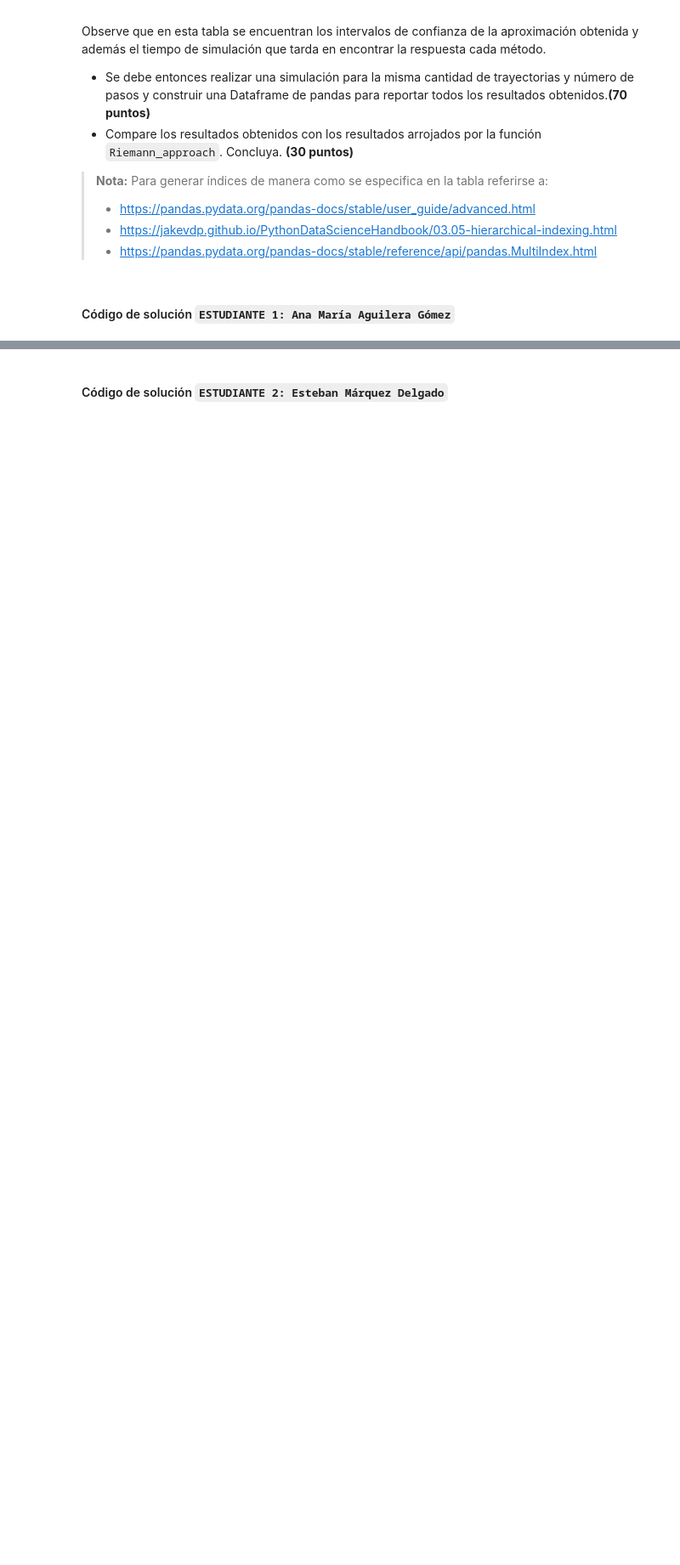
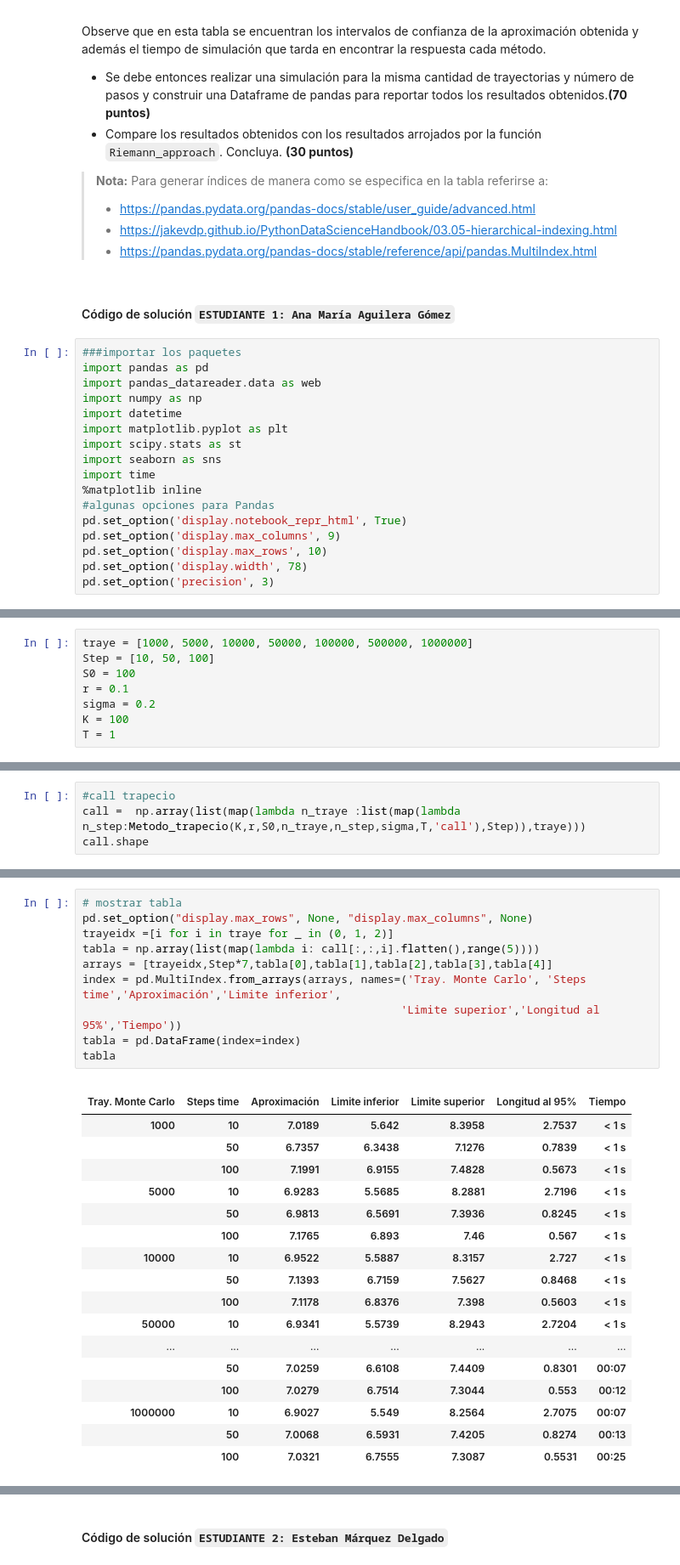
Before and after one commit to EMarquez7/Tarea9_AMAguilera_EMarquez, a Jupyter notebook: Tarea9_AMAguilera_EMarquez.ipynb, the cells around one changed output, grey strips where cells are left out. Shown at 85% size. Saved outputs shown, nothing was run; the diff lists cells and outputs as text; blank space fills up the shorter version.

```diff
--- a/Tarea9_AMAguilera_EMarquez.ipynb
+++ b/Tarea9_AMAguilera_EMarquez.ipynb
@@ -31,3 +31,20 @@ Observe que en esta tabla se encuentran los intervalos de confianza de la aproxi
 > - https://pandas.pydata.org/pandas-docs/stable/reference/api/pandas.MultiIndex.html
 # %% [markdown]
 #### Código de solución `ESTUDIANTE 1: Ana María Aguilera Gómez`
+# %%
+###importar los paquetes
+import pandas as pd
+import pandas_datareader.data as web
+import numpy as np
+import datetime
+import matplotlib.pyplot as plt
+import scipy.stats as st
+import seaborn as sns
+import time
+%matplotlib inline
+#algunas opciones para Pandas
+pd.set_option('display.notebook_repr_html', True)
+pd.set_option('display.max_columns', 9)
+pd.set_option('display.max_rows', 10)
+pd.set_option('display.width', 78)
+pd.set_option('precision', 3)
@@ -33,0 +123,8 @@ Observe que en esta tabla se encuentran los intervalos de confianza de la aproxi
+# %%
+traye = [1000, 5000, 10000, 50000, 100000, 500000, 1000000]
+Step = [10, 50, 100]
+S0 = 100
+r = 0.1
+sigma = 0.2
+K = 100
+T = 1
@@ -33,0 +133,4 @@ Observe que en esta tabla se encuentran los intervalos de confianza de la aproxi
+# %%
+#call trapecio
+call =  np.array(list(map(lambda n_traye :list(map(lambda n_step:Metodo_trapecio(K,r,S0,n_traye,n_step,sigma,T,'call'),Step)),traye)))
+call.shape
@@ -33,0 +139,29 @@ Observe que en esta tabla se encuentran los intervalos de confianza de la aproxi
+# %%
+# mostrar tabla
+pd.set_option("display.max_rows", None, "display.max_columns", None)
+trayeidx =[i for i in traye for _ in (0, 1, 2)]
+tabla = np.array(list(map(lambda i: call[:,:,i].flatten(),range(5))))
+arrays = [trayeidx,Step*7,tabla[0],tabla[1],tabla[2],tabla[3],tabla[4]]
+index = pd.MultiIndex.from_arrays(arrays, names=('Tray. Monte Carlo', 'Steps time','Aproximación','Limite inferior',
+                                                'Limite superior','Longitud al 95%','Tiempo'))
+tabla = pd.DataFrame(index=index)
+tabla
+# %% [output]
+|  |  |  |  |  |  |  |
+| Tray. Monte Carlo | Steps time | Aproximación | Limite inferior | Limite superior | Longitud al 95% | Tiempo |
+| 1000 | 10 | 7.0189 | 5.642 | 8.3958 | 2.7537 | < 1 s |
+|  | 50 | 6.7357 | 6.3438 | 7.1276 | 0.7839 | < 1 s |
+|  | 100 | 7.1991 | 6.9155 | 7.4828 | 0.5673 | < 1 s |
+| 5000 | 10 | 6.9283 | 5.5685 | 8.2881 | 2.7196 | < 1 s |
+|  | 50 | 6.9813 | 6.5691 | 7.3936 | 0.8245 | < 1 s |
+|  | 100 | 7.1765 | 6.893 | 7.46 | 0.567 | < 1 s |
+| 10000 | 10 | 6.9522 | 5.5887 | 8.3157 | 2.727 | < 1 s |
+|  | 50 | 7.1393 | 6.7159 | 7.5627 | 0.8468 | < 1 s |
+|  | 100 | 7.1178 | 6.8376 | 7.398 | 0.5603 | < 1 s |
+| 50000 | 10 | 6.9341 | 5.5739 | 8.2943 | 2.7204 | < 1 s |
+| ... | ... | ... | ... | ... | ... | ... |
+|  | 50 | 7.0259 | 6.6108 | 7.4409 | 0.8301 | 00:07 |
+|  | 100 | 7.0279 | 6.7514 | 7.3044 | 0.553 | 00:12 |
+| 1000000 | 10 | 6.9027 | 5.549 | 8.2564 | 2.7075 | 00:07 |
+|  | 50 | 7.0068 | 6.5931 | 7.4205 | 0.8274 | 00:13 |
+|  | 100 | 7.0321 | 6.7555 | 7.3087 | 0.5531 | 00:25 |
```
Also changed, not shown: parts of 14 cells of this notebook.
